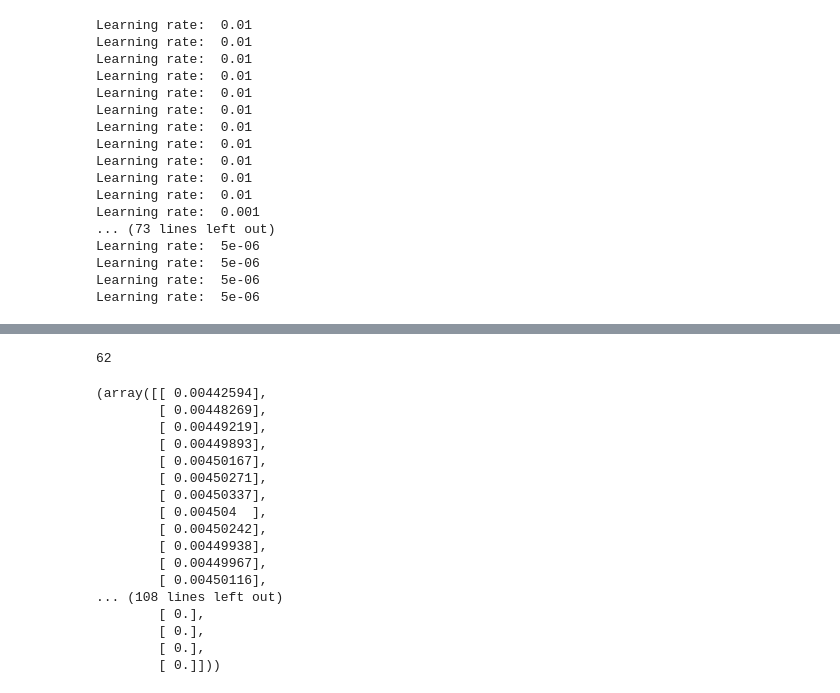
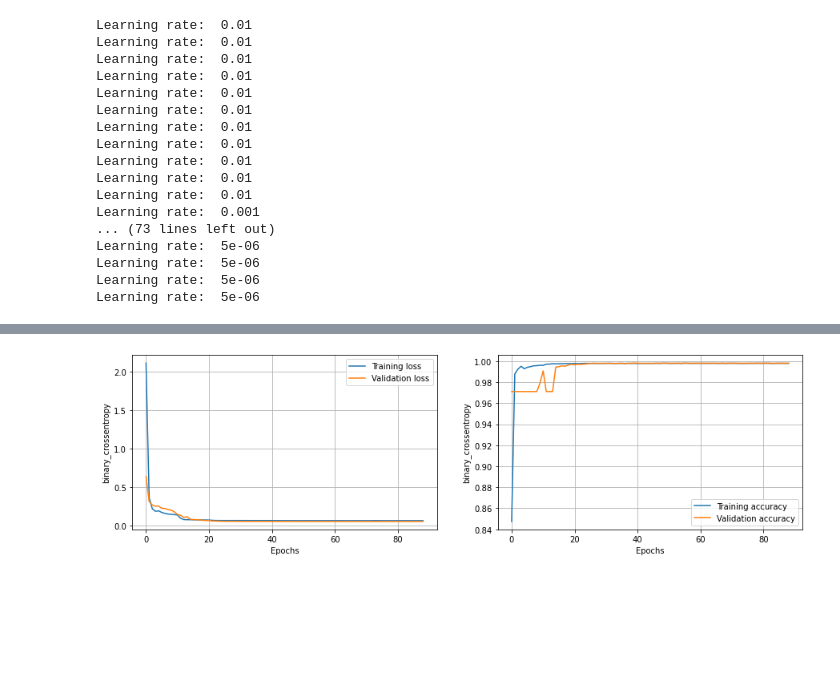
Before and after one commit to Lyd202002427/CRED-model, a Jupyter notebook: CRED model Lydia.ipynb, the cells around one changed output, grey strips where cells are left out. Cells and saved outputs as stored; diff of their text form; code cells hidden in the pictures; blank space fills up the shorter version.

```diff
--- a/CRED model Lydia.ipynb
+++ b/CRED model Lydia.ipynb
@@ -413,24 +416,18 @@ y_pred = model.predict(X_test)
-# %%
-len(y_test[200])
-# %% [output]
-62
-# %%
-y_pred[201],y_test[201]
-# %% [output]
-(array([[ 0.00442594],
-        [ 0.00448269],
-        [ 0.00449219],
-        [ 0.00449893],
-        [ 0.00450167],
-        [ 0.00450271],
-        [ 0.00450337],
-        [ 0.004504  ],
-        [ 0.00450242],
-        [ 0.00449938],
-        [ 0.00449967],
-        [ 0.00450116],
-... (108 lines left out)
-        [ 0.],
-        [ 0.],
-        [ 0.],
-        [ 0.]]))
+# %%
+fig, axes = plt.subplots(ncols=2, nrows=1, figsize=(15, 4))
+
+axes[0].plot(history.history['loss'],label='Training loss')
+axes[0].plot(history.history['val_loss'],label='Validation loss')
+axes[0].set_ylabel('binary_crossentropy', fontsize=10)
+axes[0].set_xlabel('Epochs', fontsize=10)
+axes[0].legend()
+axes[0].grid()
+
+axes[1].plot(history.history['binary_accuracy'],label='Training accuracy')
+axes[1].plot(history.history['val_binary_accuracy'],label='Validation accuracy')
+axes[1].set_ylabel('binary_crossentropy', fontsize=10)
+axes[1].set_xlabel('Epochs', fontsize=10)
+axes[1].legend()
+axes[1].grid()
+# %% [output]
+[figure, added]
```
Also changed, not shown: parts of 15 cells of this notebook.
